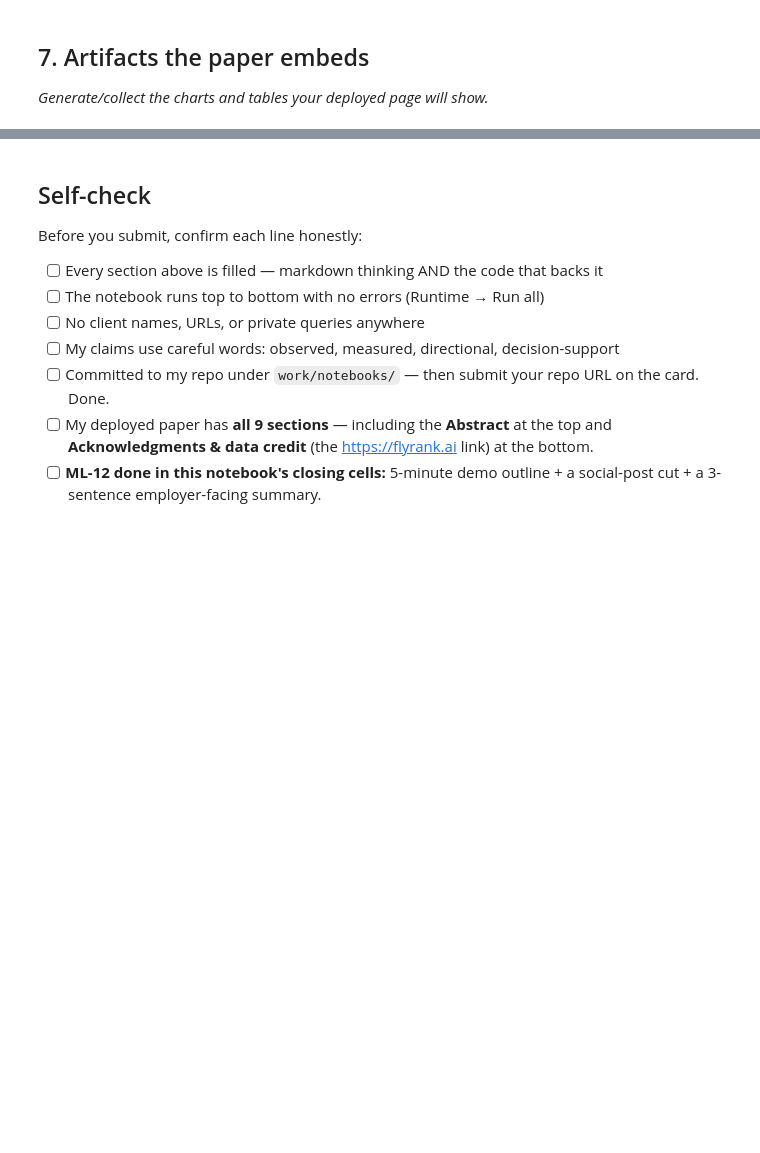
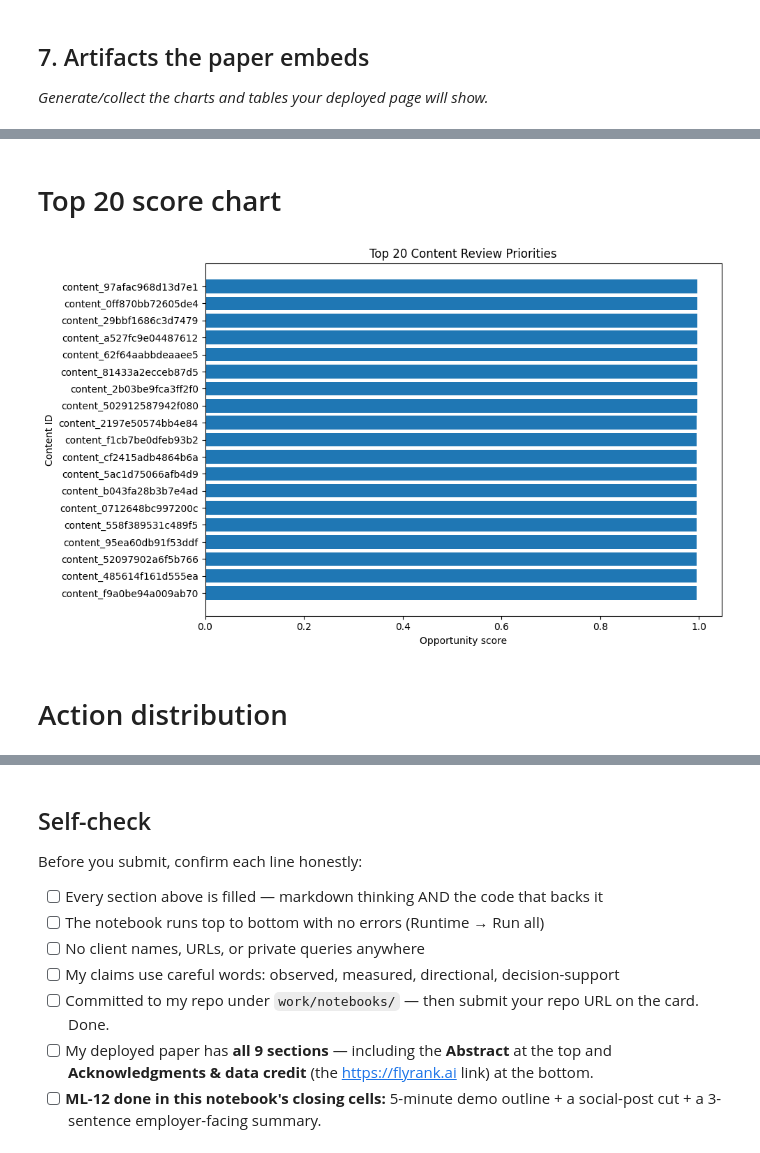
Before and after one commit to Rohmasaeed/flyrank-ml-internship-, a Jupyter notebook: work/notebooks/capstone.ipynb, the cells around one changed output, grey strips where cells are left out. Saved outputs shown, nothing was run; the diff lists cells and outputs as text; code cells hidden in the pictures; blank space fills up the shorter version.

```diff
--- a/work/notebooks/capstone.ipynb
+++ b/work/notebooks/capstone.ipynb
@@ -595,0 +1097,9 @@ print("Model dataset shape:", model_data.shape)
+# %%
+if rf_ap >= logistic_ap:
+    best_scores = rf_probability
+    best_model_name = "Random Forest"
+else:
+    best_scores = model_probability
+    best_model_name = "Logistic Regression"
+
+print("Selected ranking model:", best_model_name)
@@ -599,0 +1306,24 @@ print("Model dataset shape:", model_data.shape)
+# %% [markdown]
+# Top 20 score chart
+# %%
+top20_plot = recommendations.head(20).copy()
+
+plt.figure(figsize=(10, 6))
+
+plt.barh(
+    top20_plot["content_hash_id"].astype(str),
+    top20_plot["model_score"]
+)
+
+plt.gca().invert_yaxis()
+
+plt.title("Top 20 Content Review Priorities")
+plt.xlabel("Opportunity score")
+plt.ylabel("Content ID")
+
+plt.tight_layout()
+plt.show()
+# %% [output]
+[figure, added]
+# %% [markdown]
+# Action distribution
```
Also changed, not shown: parts of 58 cells of this notebook.
